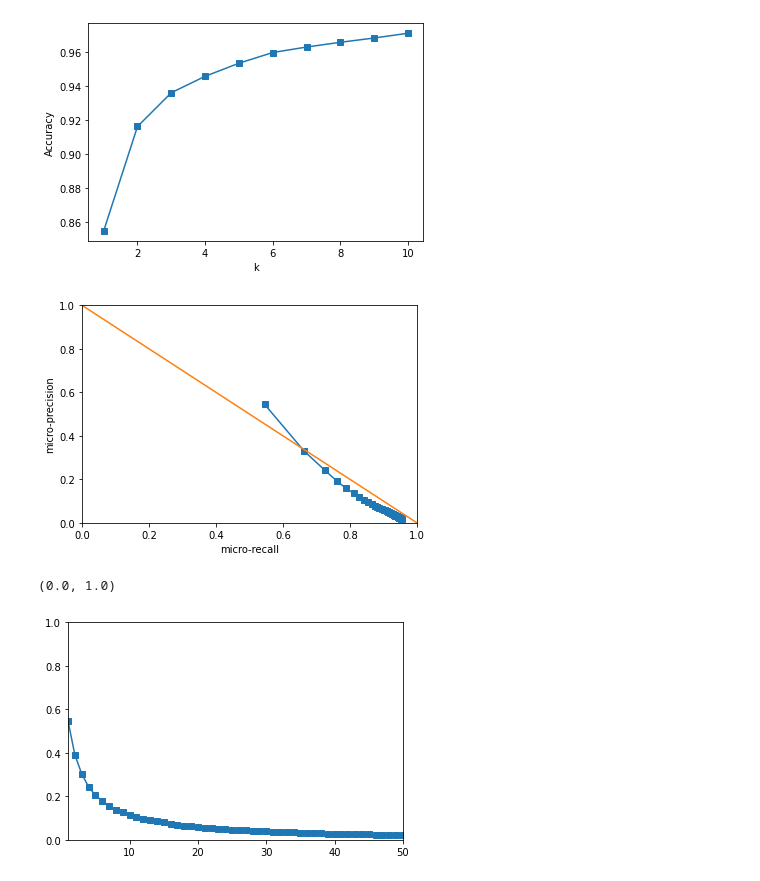
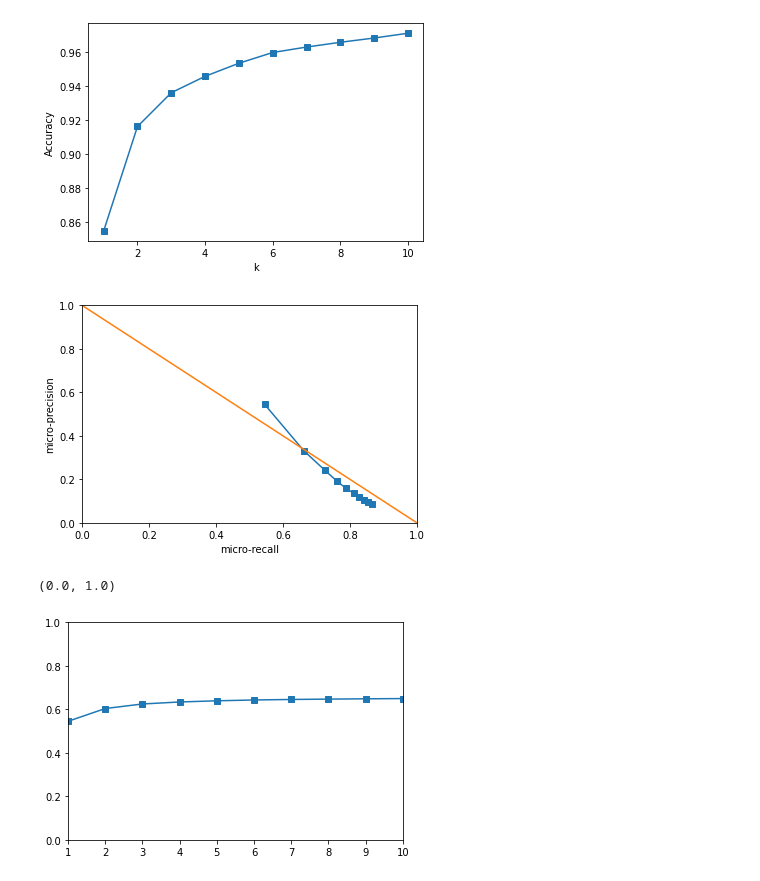
Before and after one commit to the-SQuAD-squad/IR, a Jupyter notebook: IR.ipynb, the cells around one changed output. Cells and saved outputs as stored; diff of their text form; code cells hidden in the pictures.

```diff
--- a/IR.ipynb
+++ b/IR.ipynb
@@ -258,7 +258,7 @@ plt.ylabel("Accuracy");
 # %%
 #@title precision - recall - mrr { form-width: "25%" }
 
-max_documents = 50
+max_documents = 10
 relevant_documents = 0
 
 micro_precision = []
@@ -274,7 +274,7 @@ for retrieved_documents in tqdm(range(1, max_documents+1)):
         result = np.argsort(result)
         if df_original_test['passage'].tolist()[j] in [text for text in passage_test[result[-retrieved_documents:].tolist()]]:
             relevant_documents = 1
-            rank = 1+[txt for txt in passage_test[result[-retrieved_documents:].tolist()]].index(df_original_test['passage'].tolist()[j])
+            rank = 1+[txt for txt in passage_test[result[-retrieved_documents:].tolist()]][::-1].index(df_original_test['passage'].tolist()[j])
             reciprocal_ranks.append(1/rank)
         else:
             reciprocal_ranks.append(0)
@@ -295,13 +295,13 @@ plt.ylim((0,1))
 plt.xlabel("micro-recall");
 plt.ylabel("micro-precision");
 # %% [output]
-[figure, old version]
+[figure, new version]
 # %%
 #@title mean reciprocal rank { form-width: "25%" }
 
-plt.plot(list(range(1,51)), mrr, "-s");
-plt.xlim((1,50))
+plt.plot(list(range(1,max_documents+1)), mrr, "-s");
+plt.xlim((1,max_documents))
 plt.ylim((0,1))
 # %% [output]
 (0.0, 1.0)
-[figure, old version]
+[figure, new version]
```
Also changed, not shown: parts of 1 cell of this notebook.
